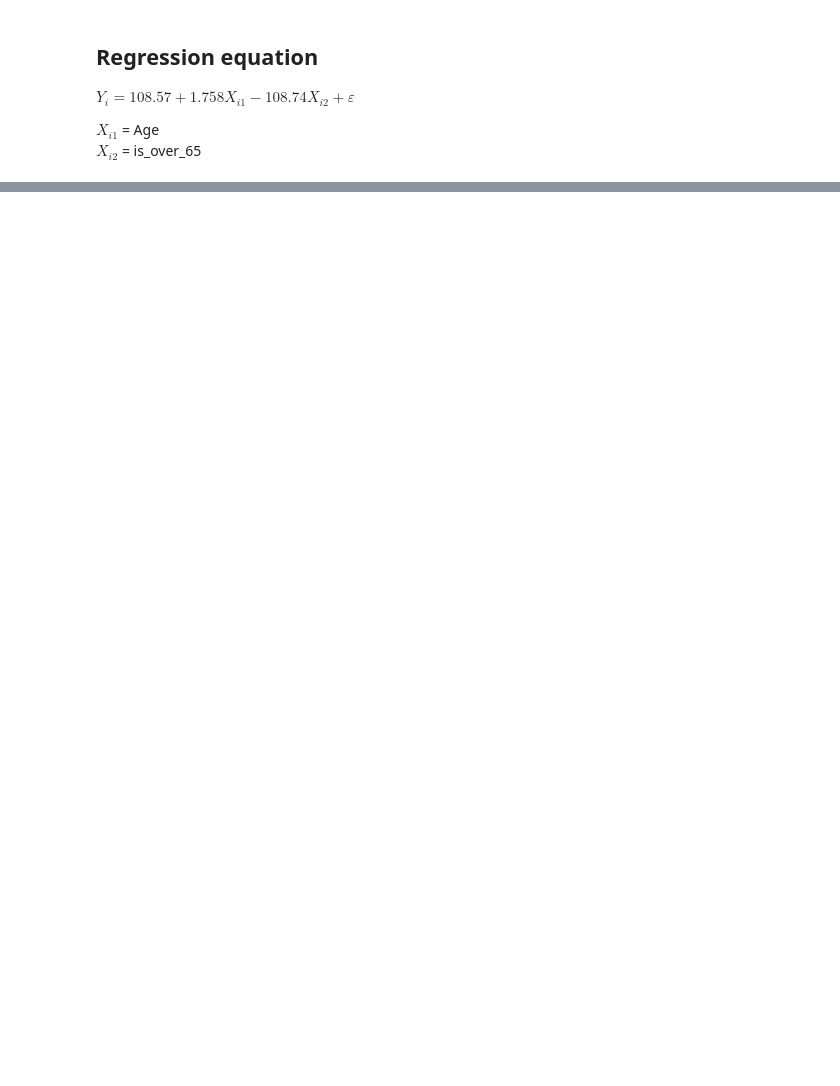
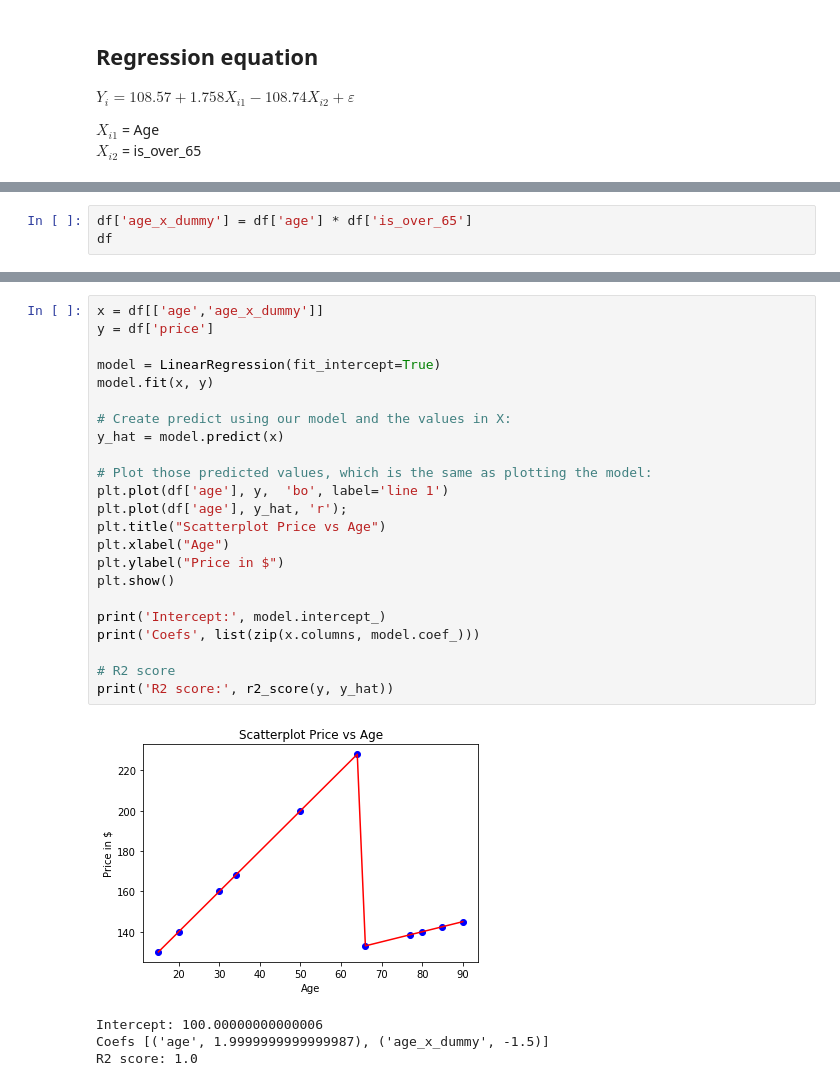
Before and after one commit to berkurka/python_lessons, a Jupyter notebook: Linear Regression/feature_engineering.ipynb, the cells around one changed output, grey strips where cells are left out. Cells and saved outputs as stored; diff of their text form; blank space fills up the shorter version.

```diff
--- a/Linear Regression/feature_engineering.ipynb
+++ b/Linear Regression/feature_engineering.ipynb
@@ -115,0 +132,3 @@ ${X}_{i2}$ = is_over_65
+# %%
+df['age_x_dummy'] = df['age'] * df['is_over_65']
+df
@@ -115,0 +148,28 @@ ${X}_{i2}$ = is_over_65
+# %%
+x = df[['age','age_x_dummy']]
+y = df['price']
+
+model = LinearRegression(fit_intercept=True)
+model.fit(x, y)
+
+# Create predict using our model and the values in X:
+y_hat = model.predict(x)
+
+# Plot those predicted values, which is the same as plotting the model:
+plt.plot(df['age'], y,  'bo', label='line 1')
+plt.plot(df['age'], y_hat, 'r');
+plt.title("Scatterplot Price vs Age")
+plt.xlabel("Age")
+plt.ylabel("Price in $")
+plt.show()
+
+print('Intercept:', model.intercept_)
+print('Coefs', list(zip(x.columns, model.coef_)))
+
+# R2 score
+print('R2 score:', r2_score(y, y_hat))
+# %% [output]
+[figure, added]
+Intercept: 100.00000000000006
+Coefs [('age', 1.9999999999999987), ('age_x_dummy', -1.5)]
+R2 score: 1.0
```
Also changed, not shown: parts of 30 cells of this notebook, 1 other file.
